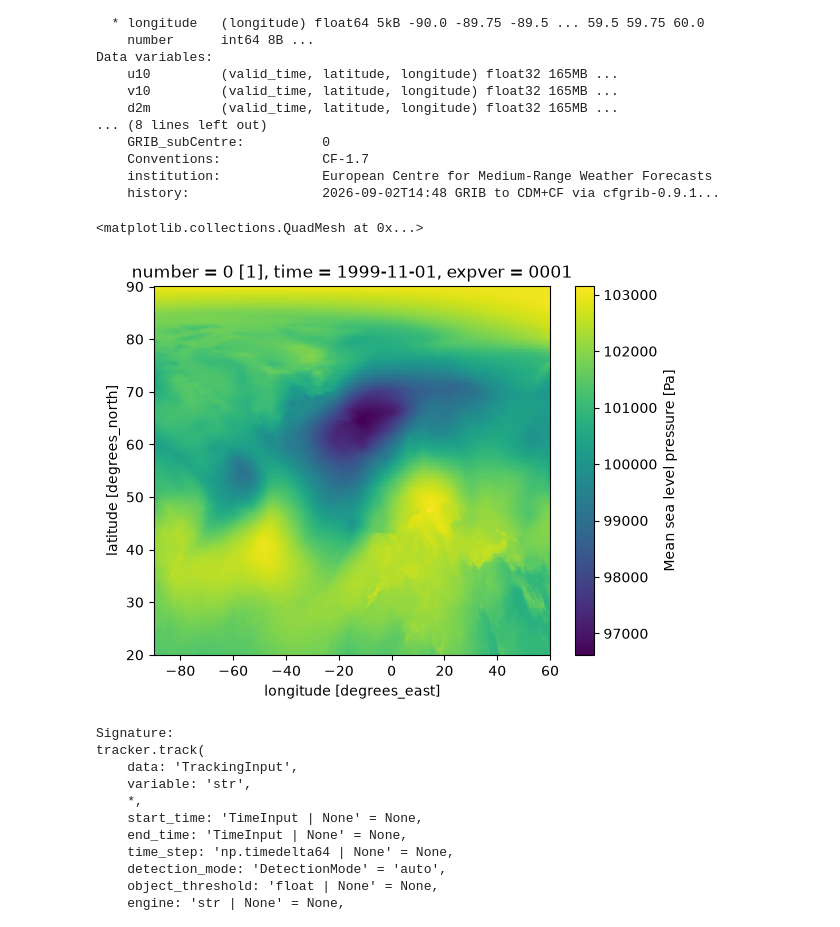
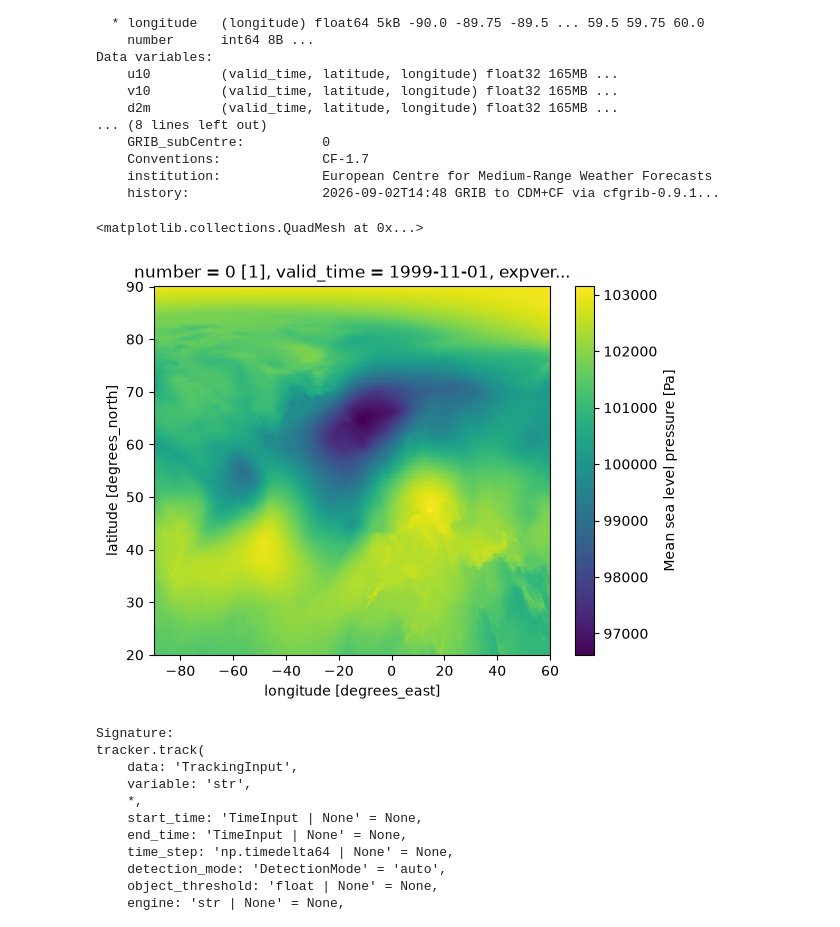
Before and after one commit to AThormann/master_thesis, a Jupyter notebook: PyStormTracker/msl_test_PyStormTracker.ipynb, the cells around one changed output. Drawn from its saved outputs; the diff is of its cells as text; code cells hidden in the pictures.

```diff
--- a/PyStormTracker/msl_test_PyStormTracker.ipynb
+++ b/PyStormTracker/msl_test_PyStormTracker.ipynb
@@ -39,10 +39,10 @@ Data variables:
     institution:             European Centre for Medium-Range Weather Forecasts
     history:                 2026-09-02T14:48 GRIB to CDM+CF via cfgrib-0.9.1...
 # %%
-ds["msl"].isel(time=0).plot()
+ds["msl"].isel(valid_time=0).plot()
 # %% [output]
 <matplotlib.collections.QuadMesh at 0x...>
-[figure, old version]
+[figure, new version]
 # %%
 tracker = pst.HodgesTracker()
 # %%
```
Also changed, not shown: parts of 3 cells of this notebook, 2 other files.
